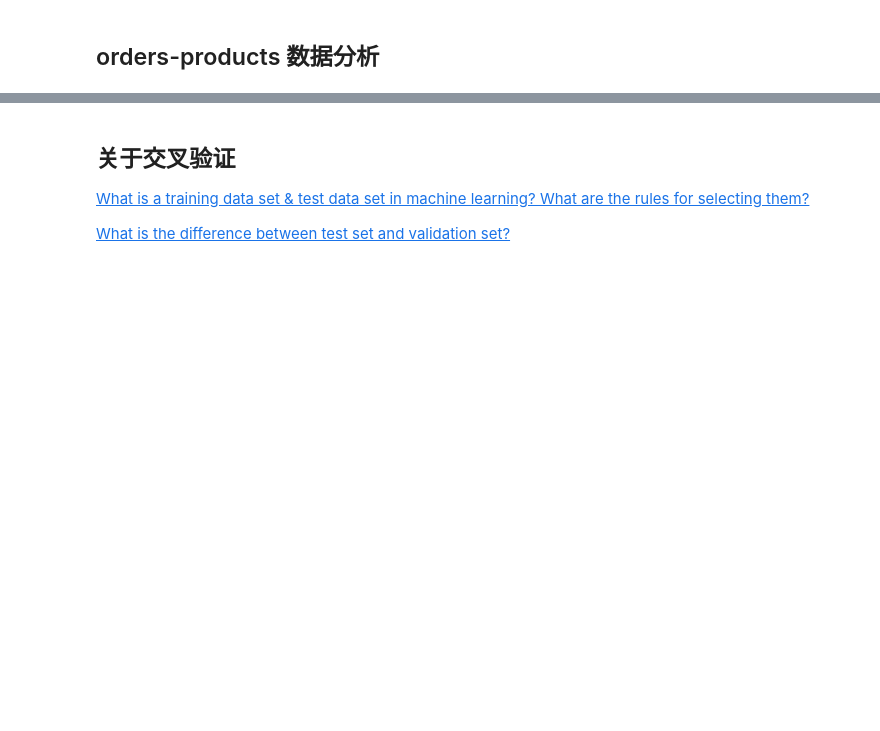
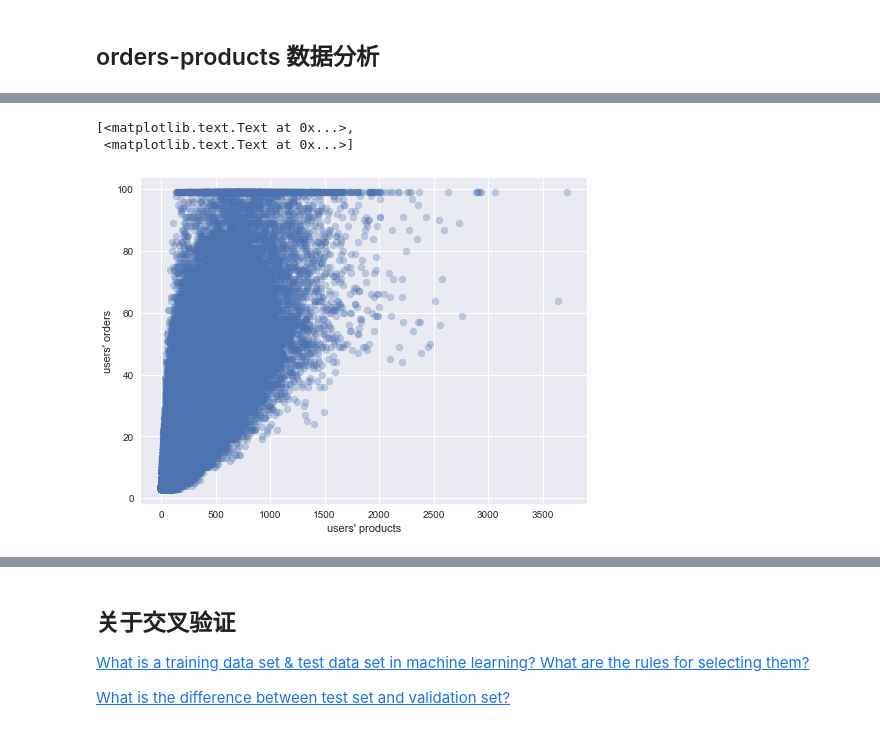
Before and after one commit to shenc3/kaggle_note, a Jupyter notebook: Instacart/analys_orders.ipynb, the cells around one changed output, grey strips where cells are left out. Drawn from its saved outputs; the diff is of its cells as text; code cells hidden in the pictures; blank space fills up the shorter version.

```diff
--- a/Instacart/analys_orders.ipynb
+++ b/Instacart/analys_orders.ipynb
@@ -126,4 +126,4 @@ sns.barplot(data=days_since_prior_order, x='days_since_prior_order', y='order_id
 ## orders-products 数据分析
 # %%
 # 导入orders
-orders = pd.read_csv("../../Instacart/orders.csv")
+prior = pd.read_csv(os.path.join(fpath, "order_products__prior.csv"))
@@ -129,0 +139,5 @@ orders = pd.read_csv("../../Instacart/orders.csv")
+# %%
+# prior 连接 orders 信息
+orders = orders.set_index('order_id')
+prior = pd.merge(prior, orders[orders['eval_set']=='prior'], left_on='order_id', right_index=True, how='inner', suffixes=('_x', '_y'))
+prior.head()
@@ -129,0 +151,17 @@ orders = pd.read_csv("../../Instacart/orders.csv")
+# %%
+# 用户购物量 vs 用户订单量
+user_prods  = prior.groupby('user_id')['product_id'].count()
+user_prod_unique = prior.groupby('user_id')['product_id'].nunique()
+user_orders = prior.groupby('user_id')['order_id'].nunique()
+
+# 用户平均购物量
+user_basket_size = user_prods / user_orders
+# %%
+# 购物量 vs 订单量
+fig, ax = plt.subplots(figsize=(8,6))
+ax.scatter(user_prods, user_orders, alpha=0.3)
+ax.set(xlabel='users\' products', ylabel='users\' orders')
+# %% [output]
+[<matplotlib.text.Text at 0x...>,
+ <matplotlib.text.Text at 0x...>]
+[figure, added]
```
Also changed, not shown: parts of 15 cells of this notebook.
